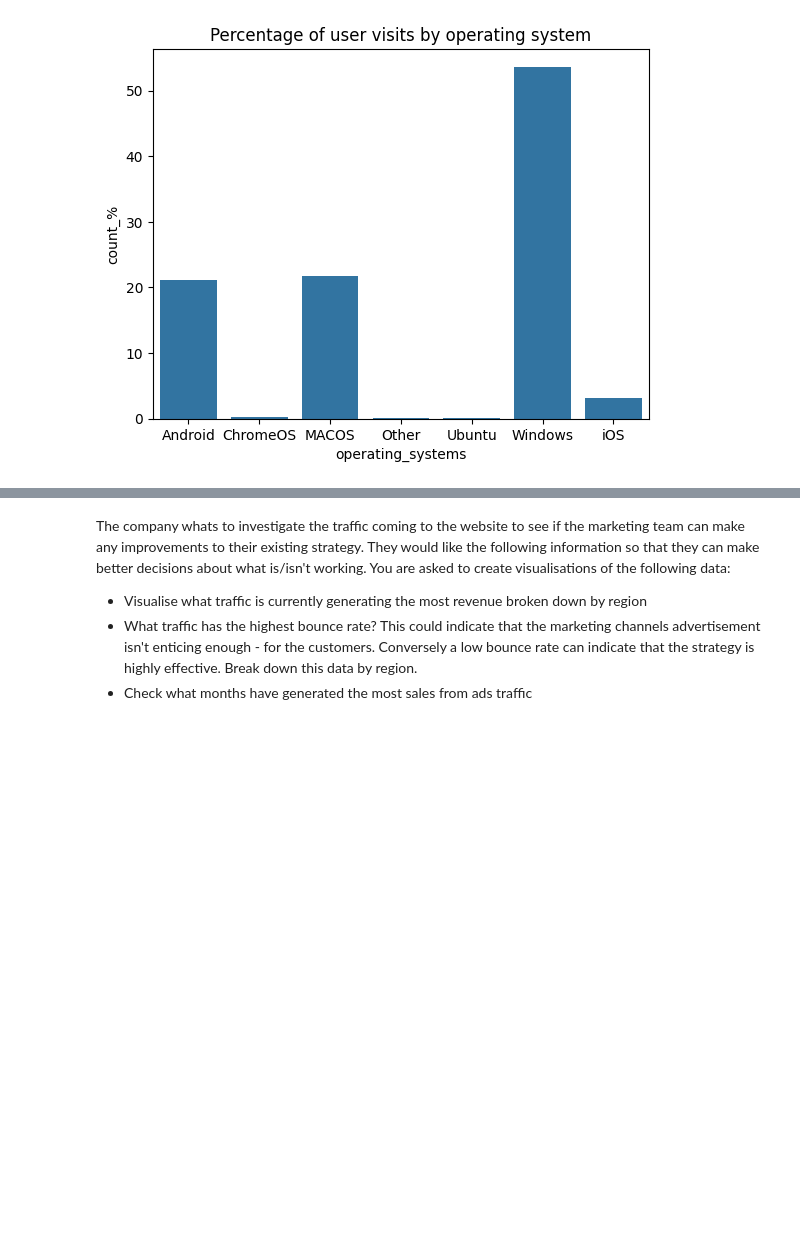
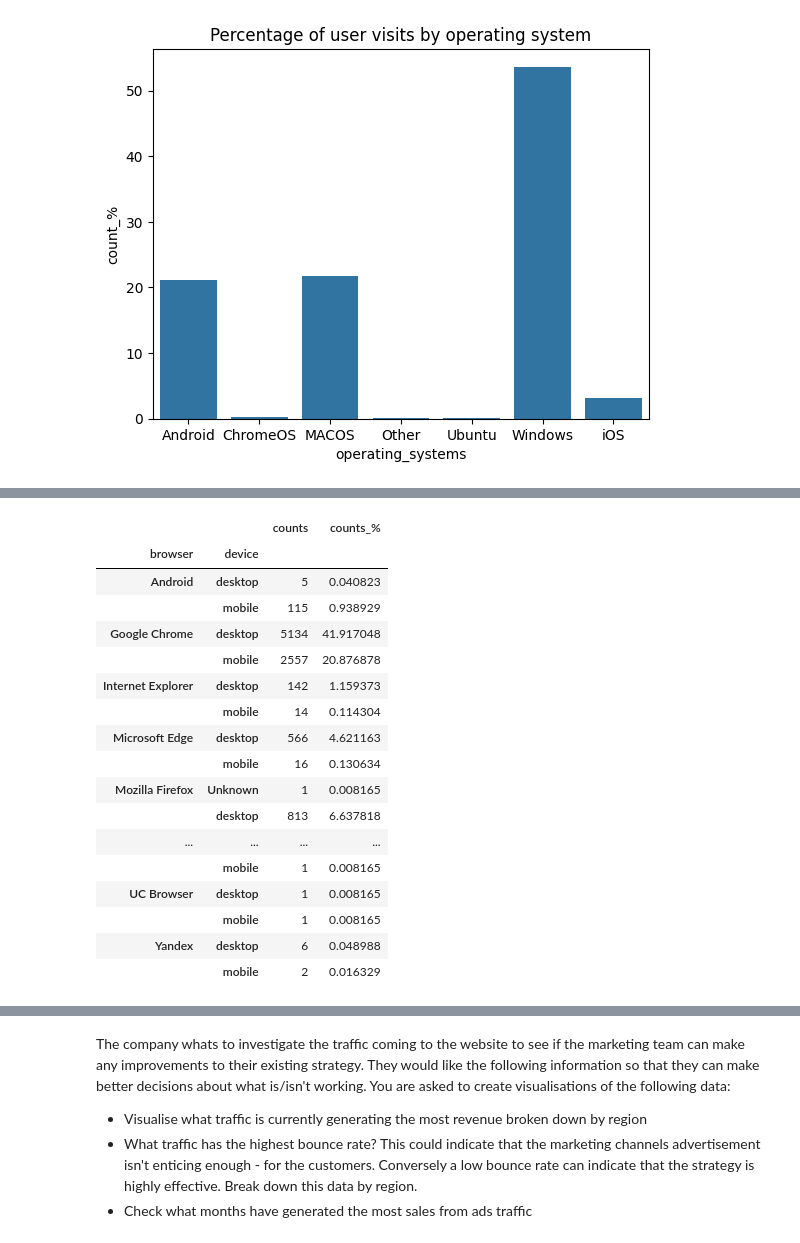
Before and after one commit to selvatica-36/Exploratory-data-analysis---Online-shopping-in-retail, a Jupyter notebook: analysis_report.ipynb, the cells around one changed output, grey strips where cells are left out. Saved outputs shown, nothing was run; the diff lists cells and outputs as text; code cells hidden in the pictures; blank space fills up the shorter version.

```diff
--- a/analysis_report.ipynb
+++ b/analysis_report.ipynb
@@ -270,0 +311,23 @@ plt.show()
+# %%
+browser_device = browser_device_region.groupby(['browser','device']).sum(['counts'])
+browser_device['counts_%'] = (browser_device['counts']/total_entries)*100
+browser_device
+# %% [output]
+|  |  | counts | counts_% |
+| browser | device |  |  |
+| Android | desktop | 5 | 0.040823 |
+|  | mobile | 115 | 0.938929 |
+| Google Chrome | desktop | 5134 | 41.917048 |
+|  | mobile | 2557 | 20.876878 |
+| Internet Explorer | desktop | 142 | 1.159373 |
+|  | mobile | 14 | 0.114304 |
+| Microsoft Edge | desktop | 566 | 4.621163 |
+|  | mobile | 16 | 0.130634 |
+| Mozilla Firefox | Unknown | 1 | 0.008165 |
+|  | desktop | 813 | 6.637818 |
+| ... | ... | ... | ... |
+|  | mobile | 1 | 0.008165 |
+| UC Browser | desktop | 1 | 0.008165 |
+|  | mobile | 1 | 0.008165 |
+| Yandex | desktop | 6 | 0.048988 |
+|  | mobile | 2 | 0.016329 |
```
Also changed, not shown: parts of 8 cells of this notebook.
